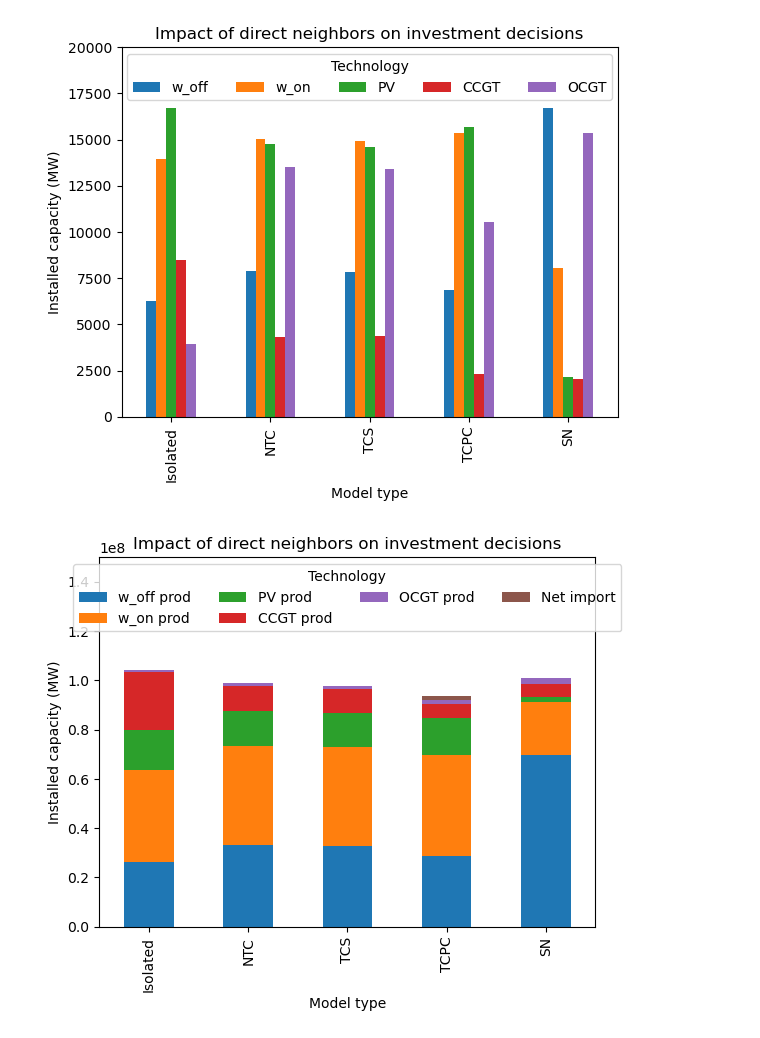
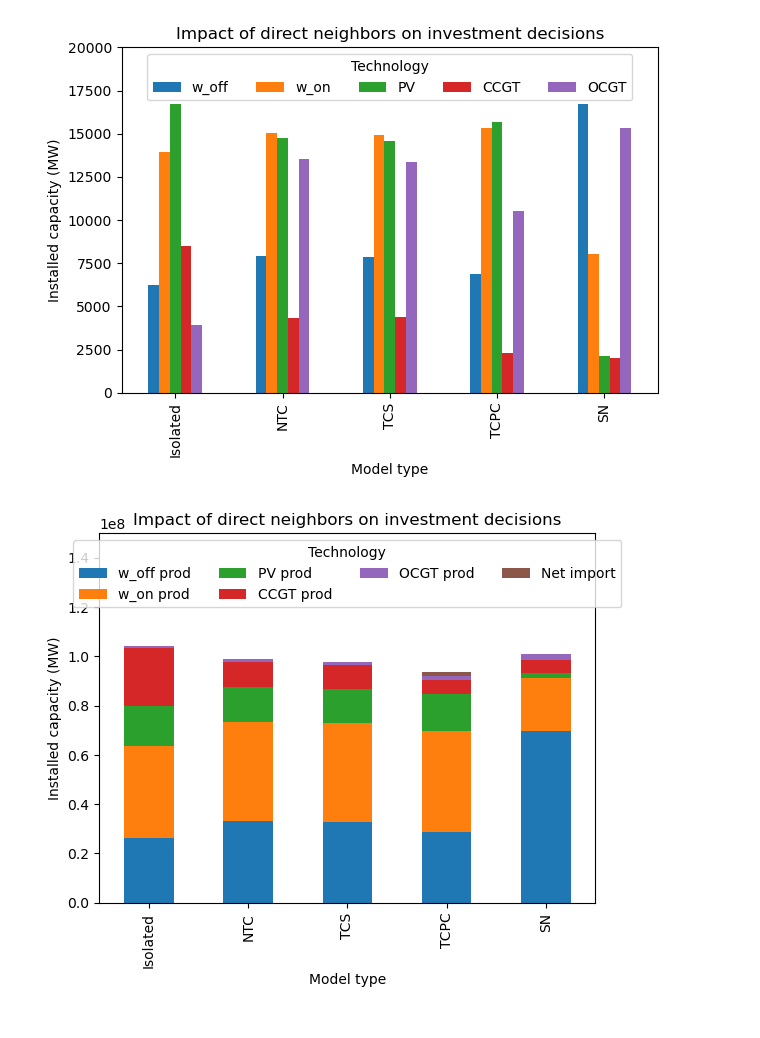
Before and after one commit to KristofPhillips95/ImportExport, a Jupyter notebook: analysis_scripts/DirectNeighbors.ipynb, the cells around one changed output. Saved outputs shown, nothing was run; the diff lists cells and outputs as text; code cells hidden in the pictures.

```diff
--- a/analysis_scripts/DirectNeighbors.ipynb
+++ b/analysis_scripts/DirectNeighbors.ipynb
@@ -163,34 +163,35 @@ dev_df
 ## Plot installed capacities
 
 # Define the types to include and order in which you want the types to appear
 type_order = ["Isolated","NTC","TCS","TCPC","SN"]
 filter_condition = df_results["Model Type"].isin(type_order)
 
 filtered_df = df_results[filter_condition].set_index("Model Type").reindex(type_order).reset_index()
 
 #Choose the values to be displayed
 stacked = False
 if stacked:
     vals= ["CCGT", "OCGT","PV","w_on","w_off"]
 else:
     vals = [ "w_off", "w_on","PV","CCGT", "OCGT"]
 
 
 filtered_df.plot.bar(x="Model Type", y=vals, stacked=stacked)
 
 plt.xlabel('Model type')
 plt.ylabel('Installed capacity (MW)')
 if stacked:
     plt.ylim((0,70000))
 else:
     plt.ylim((0,20000))
 plt.title('Impact of direct neighbors on investment decisions')
 plt.legend(title='Technology',loc = "upper center",ncols = 5)
+plt.tight_layout()
 
 #plt.show()
 plt.savefig(f"../Results/Figures/FY_analysis/DirectNeighbors//Installed_capacities_bar_{stacked}_DN.png")
 # %% [output]
-[figure, old version]
+[figure, new version]
 # %%
 ## Plot production
 
```
Also changed, not shown: 3 other files.
